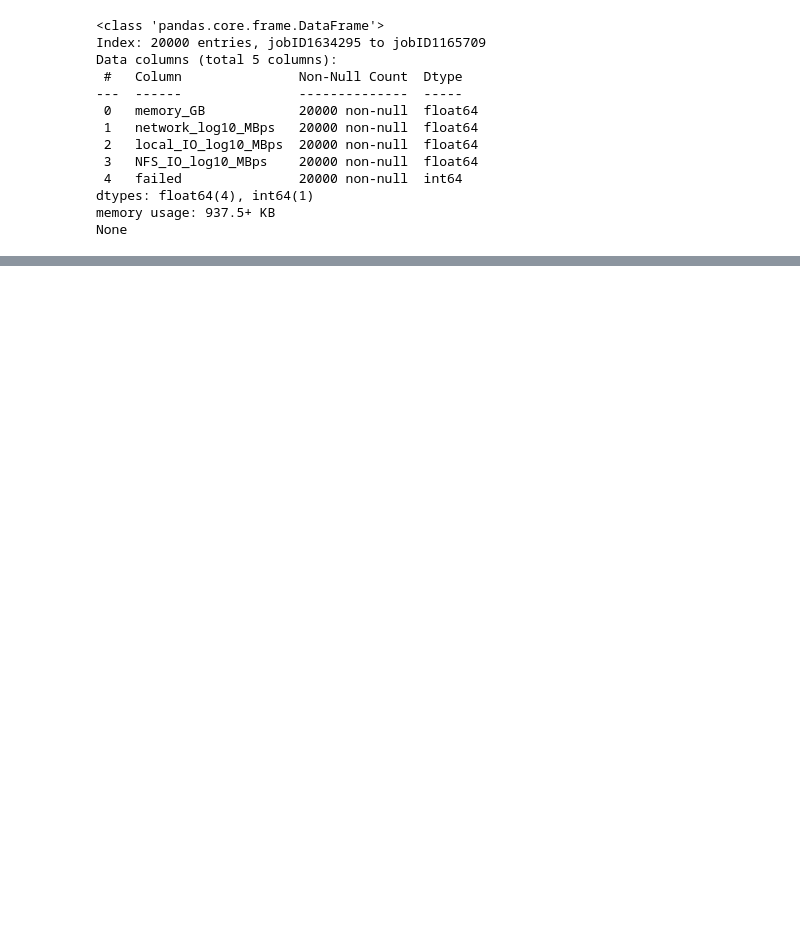
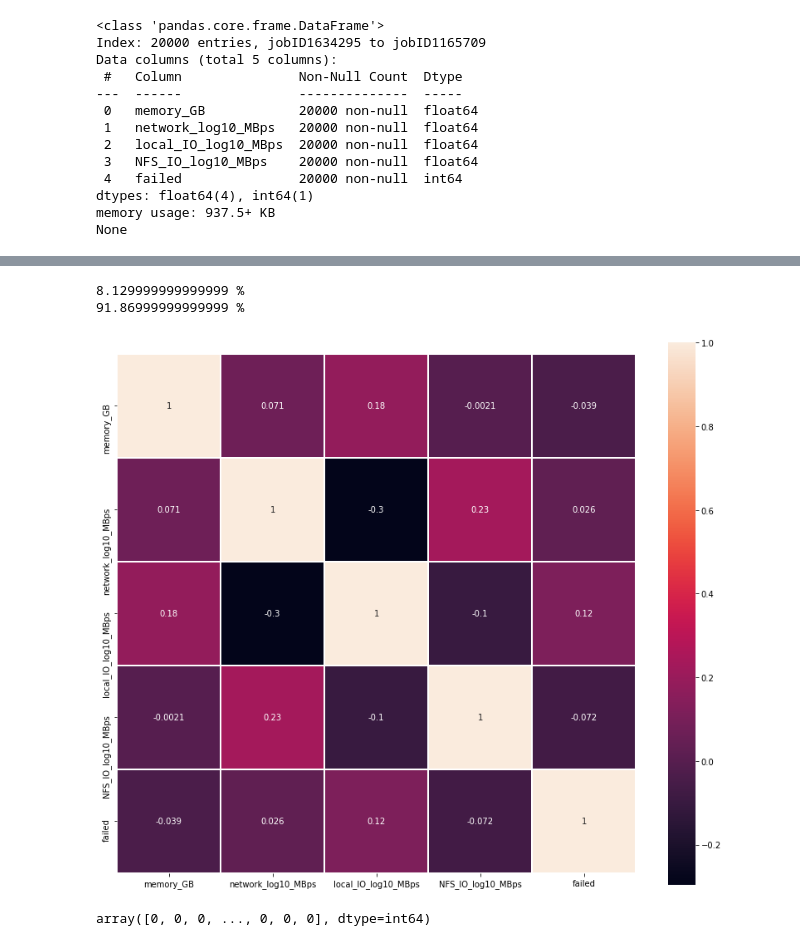
Before and after one commit to niltecedu/IEEE_GSC, a Jupyter notebook: ieee_notebook.ipynb, the cells around one changed output, grey strips where cells are left out. Cells and saved outputs as stored; diff of their text form; code cells hidden in the pictures; blank space fills up the shorter version.

```diff
--- a/ieee_notebook.ipynb
+++ b/ieee_notebook.ipynb
@@ -47,0 +76,16 @@ jobID2935014            -3.0000       0
+# %%
+#Percentage of Failure
+non_fail_count =int(comp_fail[comp_fail["failed"]== 0]["failed"].value_counts())
+fail_count = int(comp_fail[comp_fail["failed"]== 1]["failed"].value_counts())
+print((fail_count/(non_fail_count+fail_count)*100),"%")
+print((non_fail_count/(non_fail_count+fail_count)*100),"%")
+# %% [output]
+8.129999999999999 %
+91.86999999999999 %
+# %%
+plt.figure(figsize=(14,12))
+sns.heatmap(comp_fail.astype(float).corr(),linewidths=0.1,vmax=1.0,
+            square=True,  linecolor='white', annot=True)
+plt.show()
+# %% [output]
+[figure, added]
@@ -47,0 +115,4 @@ jobID2935014            -3.0000       0
+# %%
+y
+# %% [output]
+array([0, 0, 0, ..., 0, 0, 0], dtype=int64)
```
Also changed, not shown: parts of 6 cells of this notebook.
